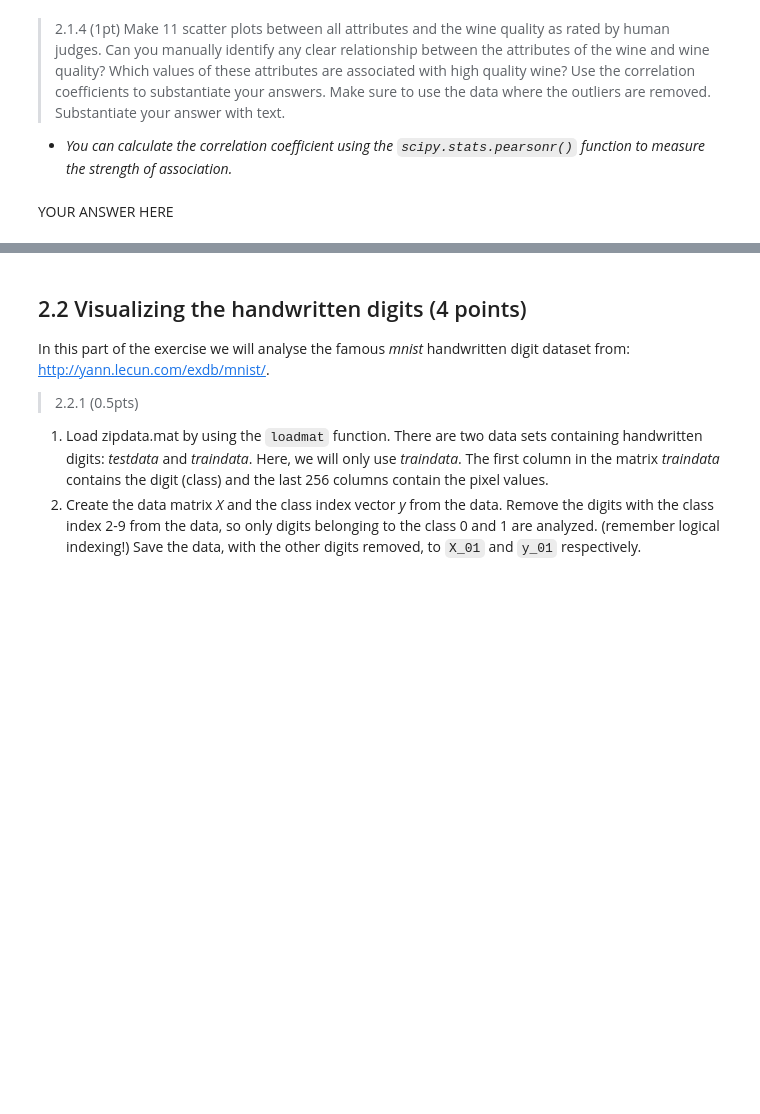
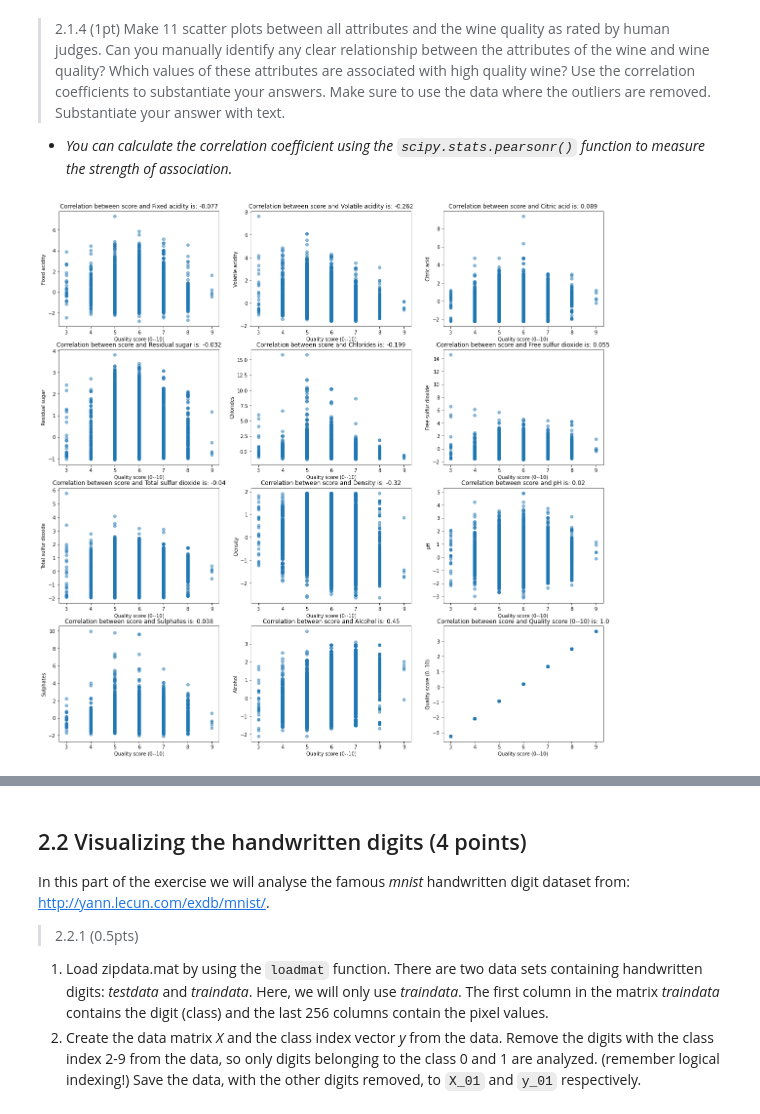
Before and after one commit to CornelisseMichael/Datamining, a Jupyter notebook: assignment_2/assignment_2/assignment_2.ipynb, the cells around one changed output, grey strips where cells are left out. Saved outputs shown, nothing was run; the diff lists cells and outputs as text; code cells hidden in the pictures; blank space fills up the shorter version.

```diff
--- a/assignment_2/assignment_2/assignment_2.ipynb
+++ b/assignment_2/assignment_2/assignment_2.ipynb
@@ -242,2 +240,15 @@ raise NotImplementedError()
-# %% [markdown]
-YOUR ANSWER HERE
+# %%
+##Answer to question 2.1.4
+
+# YOUR CODE HERE
+fig, axis = plt.subplots(4,3,figsize=(20, 20))
+axis = axis.ravel()
+for i in range(wine_data_filtered_standardized.shape[1]):
+    correlation = stats.pearsonr(wine_data_filtered_standardized.iloc[:,i],
+                                 wine_data_filtered_standardized.loc[:,'Quality score (0--10)'])
+    axis[i].scatter(wine_data_filtered.iloc[:,-1], wine_data_filtered_standardized.iloc[:,i], alpha=0.5)
+    axis[i].set_xlabel(column_names[-1])
+    axis[i].set_ylabel(column_names[i])
+    axis[i].set_title('Correlation between score and {} is: '.format(column_names[i]) + str(round(correlation[0], 3)))
+# %% [output]
+[figure, added]
```
Also changed, not shown: parts of 13 cells of this notebook.
